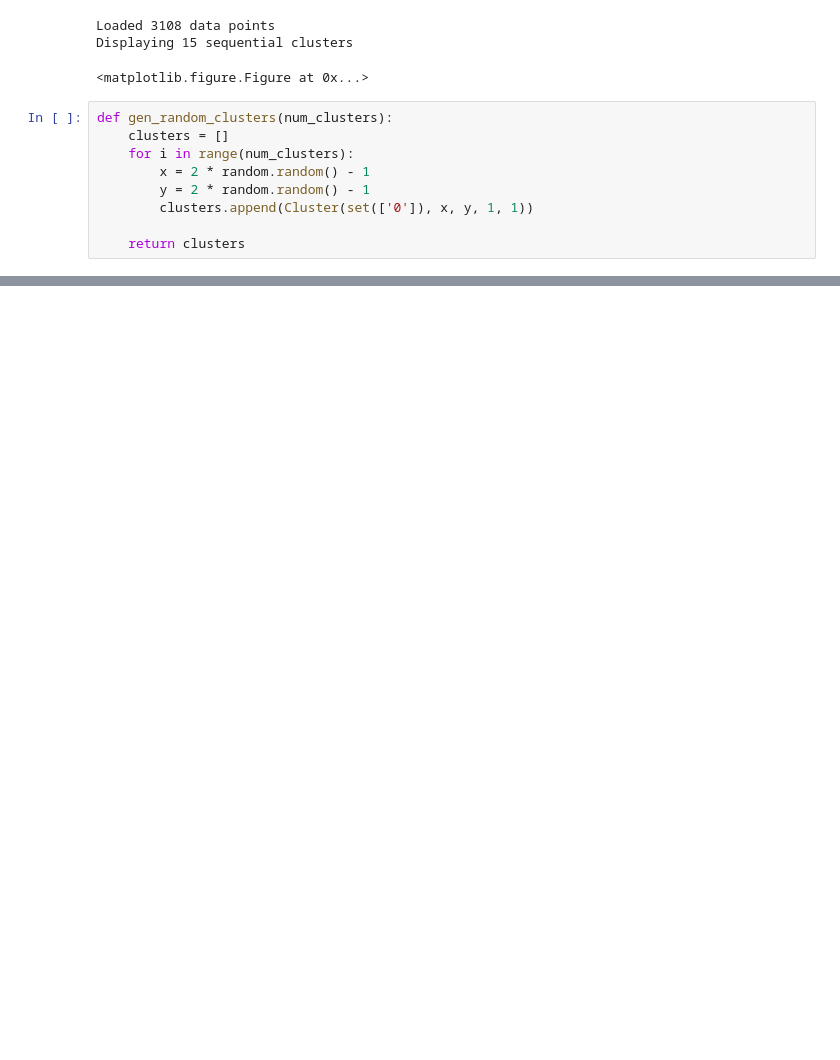
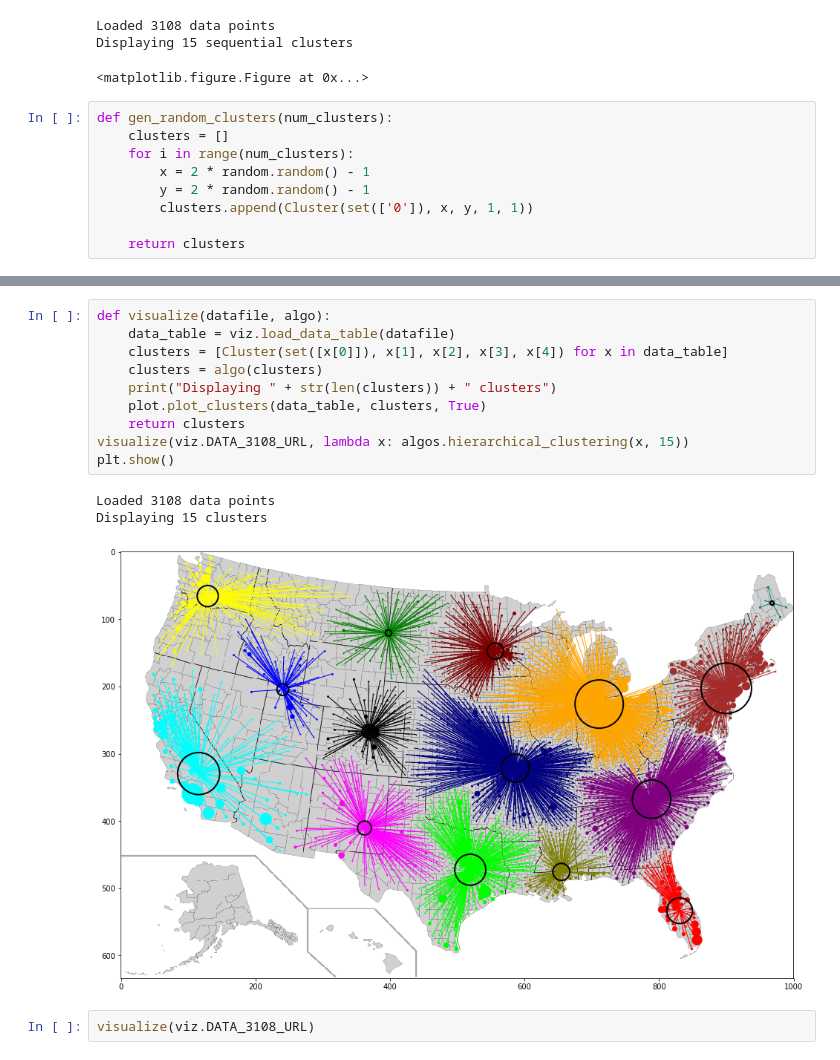
Before and after one commit to xuedong/codebooks, a Jupyter notebook: clustering/clustering.ipynb, the cells around one changed output, grey strips where cells are left out. Saved outputs shown, nothing was run; the diff lists cells and outputs as text; blank space fills up the shorter version.

```diff
--- a/clustering/clustering.ipynb
+++ b/clustering/clustering.ipynb
@@ -40,0 +43,16 @@ plt.tight_layout()
+# %%
+def visualize(datafile, algo):
+    data_table = viz.load_data_table(datafile)
+    clusters = [Cluster(set([x[0]]), x[1], x[2], x[3], x[4]) for x in data_table]
+    clusters = algo(clusters)
+    print("Displaying " + str(len(clusters)) + " clusters")
+    plot.plot_clusters(data_table, clusters, True)
+    return clusters
+visualize(viz.DATA_3108_URL, lambda x: algos.hierarchical_clustering(x, 15))
+plt.show()
+# %% [output]
+Loaded 3108 data points
+Displaying 15 clusters
+[figure, added]
+# %%
+visualize(viz.DATA_3108_URL)
```
Also changed, not shown: parts of 2 cells of this notebook, 1 other file.
